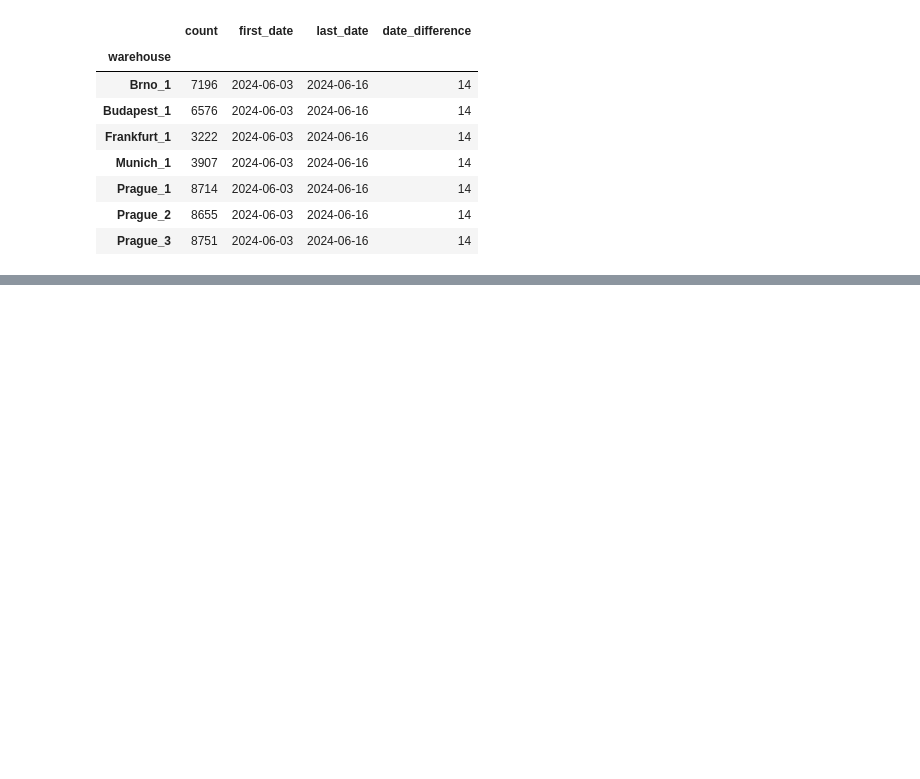
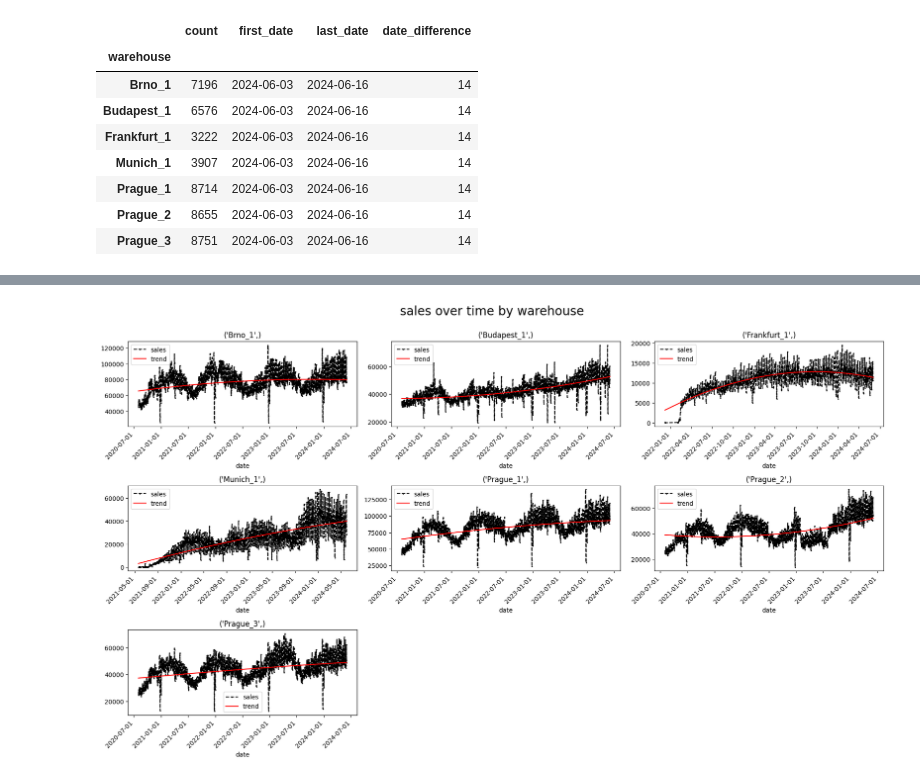
Before and after one commit to AnantChandra/google-colab, a Jupyter notebook: rohlik_sales_prediction.ipynb, the cells around one changed output, grey strips where cells are left out. Cells and saved outputs as stored; diff of their text form; code cells hidden in the pictures; blank space fills up the shorter version.

```diff
--- a/rohlik_sales_prediction.ipynb
+++ b/rohlik_sales_prediction.ipynb
@@ -101,0 +198,28 @@ del result
+# %%
+from sklearn.linear_model import LinearRegression
+from sklearn.pipeline import make_pipeline
+from sklearn.preprocessing import PolynomialFeatures
+
+plt.figure(figsize=(18,22))
+for i, (comb, df) in enumerate(sales_train.groupby(['warehouse'], observed=False)):
+    ax = plt.subplot(7,3, i+1)
+    sales = df.sort_values(by='date').groupby('date')['sales'].sum().reset_index()
+    trend = (sales.date - sales.iloc[0].date) // dt.timedelta(days=1)
+    trend = trend.values.reshape(-1,1)
+    model = make_pipeline(PolynomialFeatures(degree=2), LinearRegression())
+    model.fit(trend,sales.sales)
+    y_pred = pd.Series(model.predict(trend), index=sales.date)
+
+    ax.plot(sales.date,sales.sales,label='sales', color='black',marker='o',ls='--',markersize=1)
+    y_pred.plot(ax=ax,color='red',label='trend')
+    ax.set_title(comb)
+    ax.set_xticks(ax.get_xticks())
+    ax.set_xticklabels(ax.get_xticklabels(),rotation=45)
+    ax.legend()
+
+
+plt.tight_layout()
+plt.suptitle('sales over time by warehouse',fontsize=20,y=1.02)
+plt.show()
+# %% [output]
+[figure, added]
```
Also changed, not shown: parts of 9 cells of this notebook.
